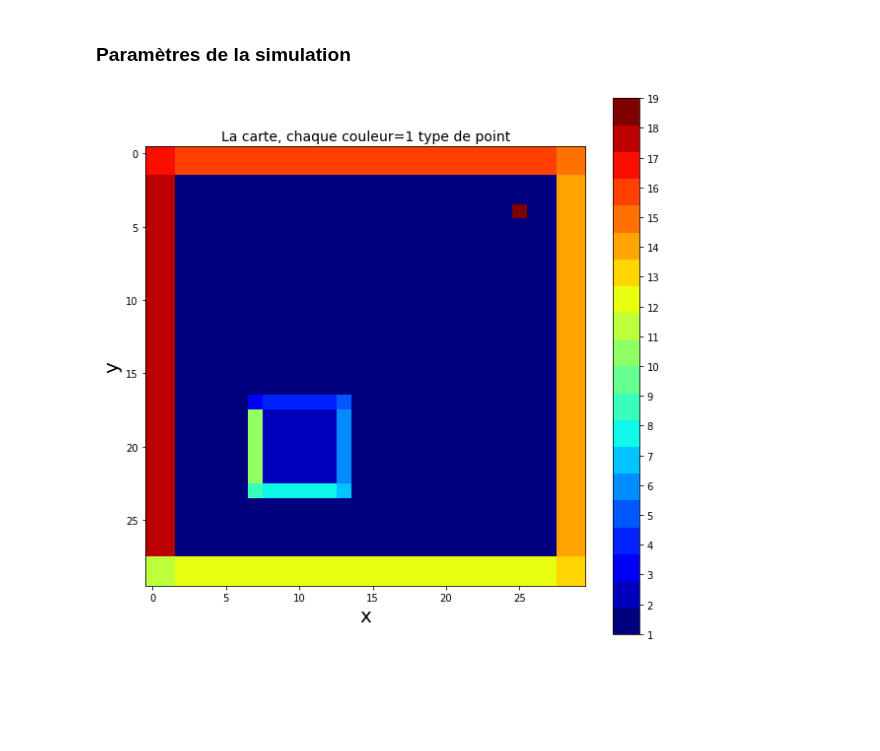
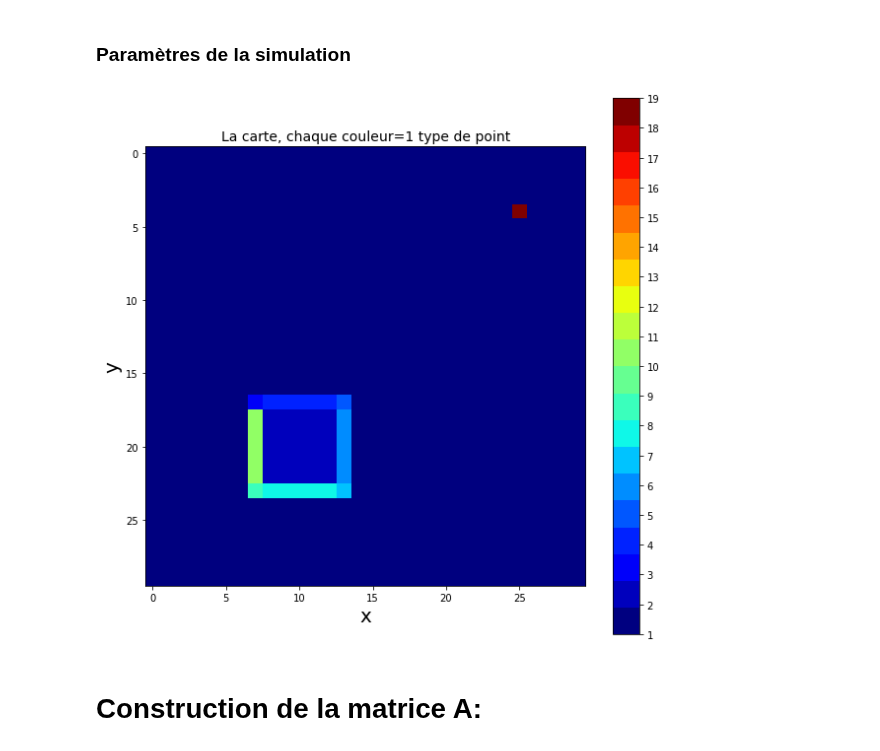
Before and after one commit to pierreluc-plt/ProjetSimulation, a Jupyter notebook: ConstructionMaillage.ipynb, the cells around one changed output. Drawn from its saved outputs; the diff is of its cells as text; code cells hidden in the pictures; blank space fills up the shorter version.

```diff
--- a/ConstructionMaillage.ipynb
+++ b/ConstructionMaillage.ipynb
@@ -324,18 +324,20 @@ def Source(Map,S_x,S_y):
 # %%
 #Création de la map avec les points
 Map=Bois(Map, centre_bois_x, centre_bois_y, Nx_Bois, Ny_Bois)
-Map=PML(Map,N_PML)
+#Map=PML(Map,N_PML)
 Map=Source(Map,S_x,S_y)
 
 cmap = plt.cm.get_cmap('jet', 20)
 plt.figure(figsize=(10,10))
 plt.imshow(np.transpose(Map), cmap=cmap)
 cbar=plt.colorbar(ticks=np.arange(1,20),norm=np.arange(1,20))
 
 
 plt.title("La carte, chaque couleur=1 type de point", fontsize=14)
 plt.xlabel("x",fontsize=20)
 plt.ylabel("y",fontsize=20)
 plt.show()
 # %% [output]
-[figure, old version]
+[figure, new version]
+# %% [markdown]
+# Construction de la matrice A:
```
Also changed, not shown: parts of 3 cells of this notebook, 2 other files.
